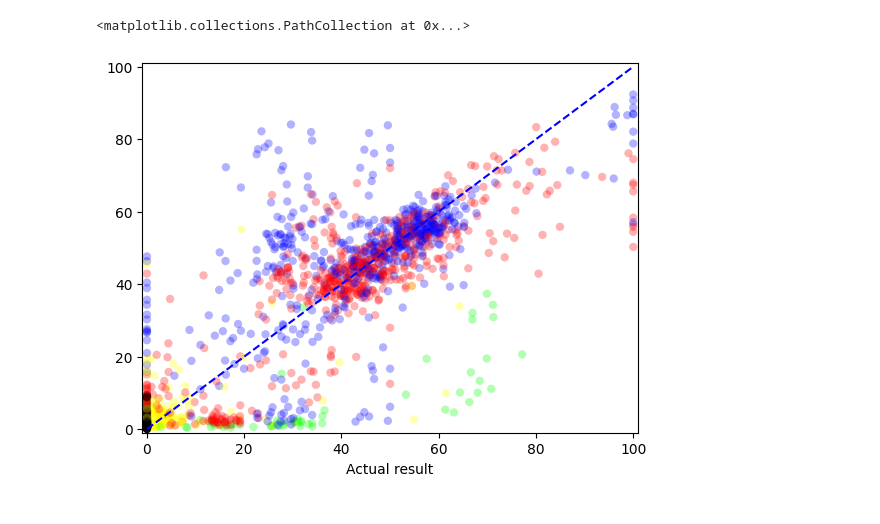
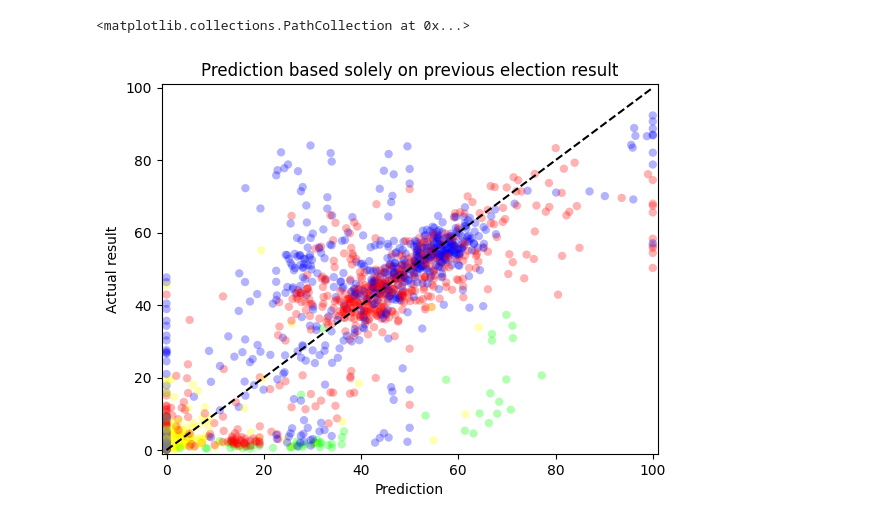
Before and after one commit to BarkNMeow/K-GEPMo, a Jupyter notebook: main.ipynb, the cells around one changed output. Drawn from its saved outputs; the diff is of its cells as text; code cells hidden in the pictures.

Commit message:
Add label and title to plot

```diff
--- a/main.ipynb
+++ b/main.ipynb
@@ -64,7 +64,6 @@ data = []
 for date in dates:
     election_file = open(f'election_data\\{date}-district.csv', 'r')
     election_data = {}
-    party_set = set()
 
     for line in election_file:
         row = {}
@@ -83,11 +82,6 @@ for date in dates:
             party, name, votes = line[idx:idx+3]
             votes = float(votes)
 
-            if votes >= 10:
-                party_set.add(party)
-                if party == '무소속':
-                    print(f'{party},{city},{name}')
-
             results.append((party, name, votes))
             idx += 3
 
@@ -117,6 +93,8 @@ for date in dates:
 # %%
-def predict_prev_district(i, city, district_name):
+def predict_prev_election(i, city, district_name):
     date = dates[i]
+    curr_data = data[i][city][district_name]
+
     prev_date = dates[i - 1]
     prev_districts = get_prev_district(date, city, district_name)
 
@@ -130,13 +108,13 @@ def predict_prev_district(i, city, district_name):
 
     # Calculate how is the vote is going to be distributed, based on spectrum
     vote_dist = [[] for _ in range(5)]
-    for candidate, (party, name, votes) in enumerate(data[i][city][district_name]):
+    for candidate, (party, name, votes) in enumerate(curr_data):
         spectrums = party_to_spectrum(date, party, city, name)
         for s in spectrums:
             vote_dist[s].append((candidate, 1 / len(spectrums)))
 
     # Distribute the votes from the previous result to the result
-    vote_prediction = [0 for _ in range(len(data[i][city][district_name]))]
+    vote_prediction = [0 for _ in curr_data]
     for s, dist_list in enumerate(vote_dist):
         weight_sum = sum(map(lambda x: x[1], dist_list))
         for (candidate, weight) in dist_list:
@@ -148,7 +126,7 @@ def predict_prev_district(i, city, district_name):
         vote_prediction[n] /= vote_sum / 100
 
     result = []
-    for candidate, (party, name, votes) in enumerate(data[i][city][district_name]):
+    for candidate, (party, name, votes) in enumerate(curr_data):
         prediction = vote_prediction[candidate]
         result.append((party, name, prediction))
 
@@ -156,26 +134,28 @@ def predict_prev_district(i, city, district_name):
 # %%
 X = []
 Y = []
 colors = []
 for i, date in enumerate(dates[2:]):
     i = i + 2
     for city in data[i].keys():
         for district_name in data[i][city].keys():
-            prediction = predict_prev_district(i, city, district_name)
+            prediction = predict_prev_election(i, city, district_name)
             result = data[i][city][district_name]
 
             colors.extend(map(lambda x: get_party_color(party_to_spectrum(date, x[0], city, x[1])), result))
             X.extend(map(lambda x: x[2], prediction))
             Y.extend(map(lambda x: x[2], result))
 
 line = [x for x in range(101)]
 
 plt.xlim(-1, 101)
 plt.ylim(-1, 101)
+plt.title('Prediction Based on Previous Election Result')
 plt.xlabel('Prediction')
-plt.xlabel('Actual result')
+plt.ylabel('Actual result')
+
 plt.plot((0, 100), (0, 100), 'k--')
 plt.scatter(X, Y, c=colors, alpha=0.3, edgecolors='none')
 # %% [output]
 <matplotlib.collections.PathCollection at 0x...>
-[figure, old version]
+[figure, new version]
```
Also changed, not shown: parts of 1 cell of this notebook.
